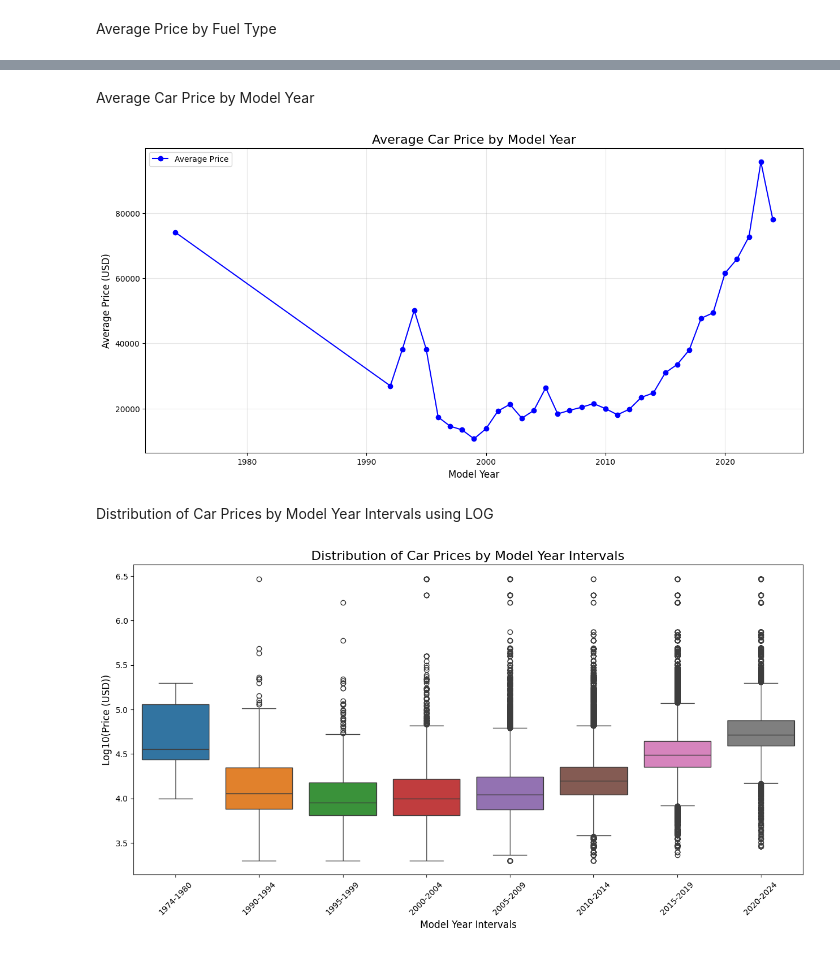
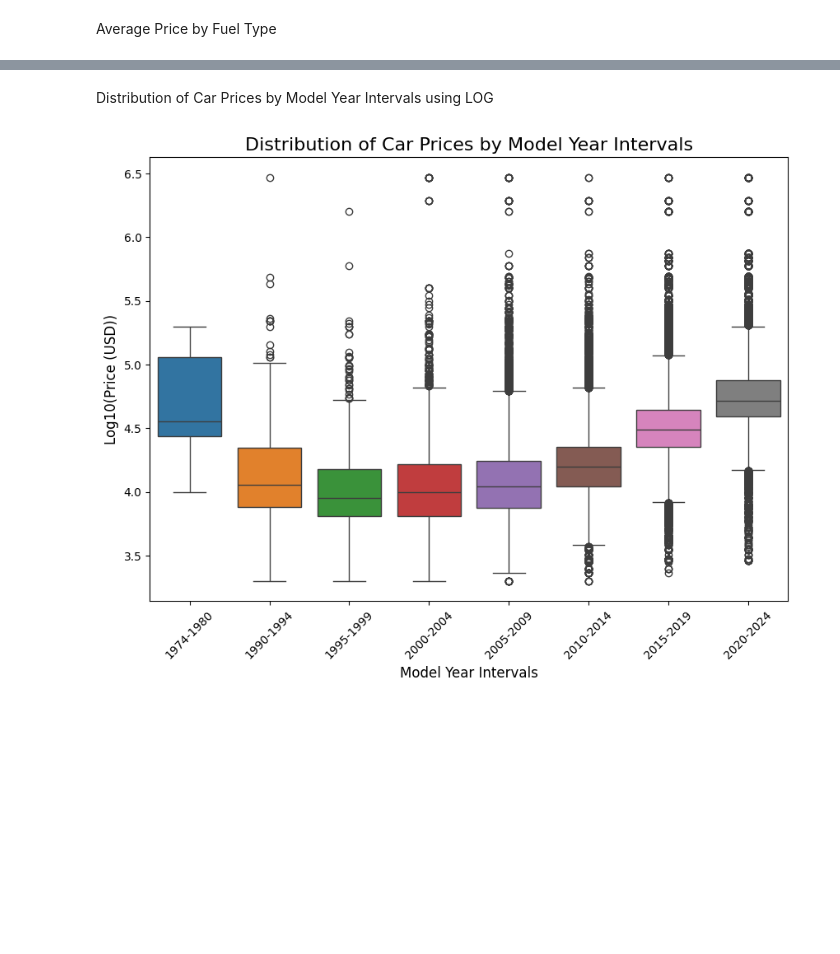
Before and after one commit to YaelDahariBIU/Tabular-Data, a Jupyter notebook: part1.ipynb, the cells around one changed output, grey strips where cells are left out. Cells and saved outputs as stored; diff of their text form; code cells hidden in the pictures; blank space fills up the shorter version.

```diff
--- a/part1.ipynb
+++ b/part1.ipynb
@@ -501,48 +402,29 @@ plt.show()
-# %% [markdown]
-Average Car Price by Model Year
-# %%
-# Group by model year and calculate the mean price
-average_prices = df_tranformed.groupby('model_year')['price'].mean()
-
-# Create a line plot
-plt.figure(figsize=(15, 7))
-plt.plot(average_prices.index, average_prices, marker='o', color='blue', label='Average Price')
-
-# Add titles and labels
-plt.title('Average Car Price by Model Year', fontsize=16)
-plt.xlabel('Model Year', fontsize=12)
-plt.ylabel('Average Price (USD)', fontsize=12)
-plt.grid(alpha=0.3)
-plt.legend()
-plt.show()
-# %% [output]
-[figure, removed]
 # %% [markdown]
 Distribution of Car Prices by Model Year Intervals using LOG
 # %%
 # Define the intervals
 bins = [1973, 1980, 1994, 1999, 2004, 2009, 2014, 2019, 2024]  # Adjust bins as needed
 labels = ["1974-1980", "1990-1994", "1995-1999", "2000-2004", "2005-2009",
           "2010-2014", "2015-2019", "2020-2024"]
 
 # Add an interval column
 df_interval = df_tranformed.copy()
 df_interval['year_interval'] = pd.cut(df_interval['model_year'], bins=bins, labels=labels, right=True)
 
 # Clip prices for better visualization
 # prices_clipped = df_interval['price'].clip(0, 500000)
 
 prices_log = np.log10(df_interval['price'])
 
 # Create a box plot
-plt.figure(figsize=(15, 7))
+plt.figure(figsize=(10, 7))
 sns.boxplot(x='year_interval', y=prices_log, data=df_interval, hue='year_interval', legend=False)
 
 # Add titles and labels
 plt.title('Distribution of Car Prices by Model Year Intervals', fontsize=16)
 plt.xlabel('Model Year Intervals', fontsize=12)
 plt.ylabel('Log10(Price (USD))', fontsize=12)
 plt.xticks(rotation=45)
 plt.show()
 # %% [output]
-[figure, old version]
+[figure, new version]
```
Also changed, not shown: parts of 20 cells of this notebook, 2 other files.
